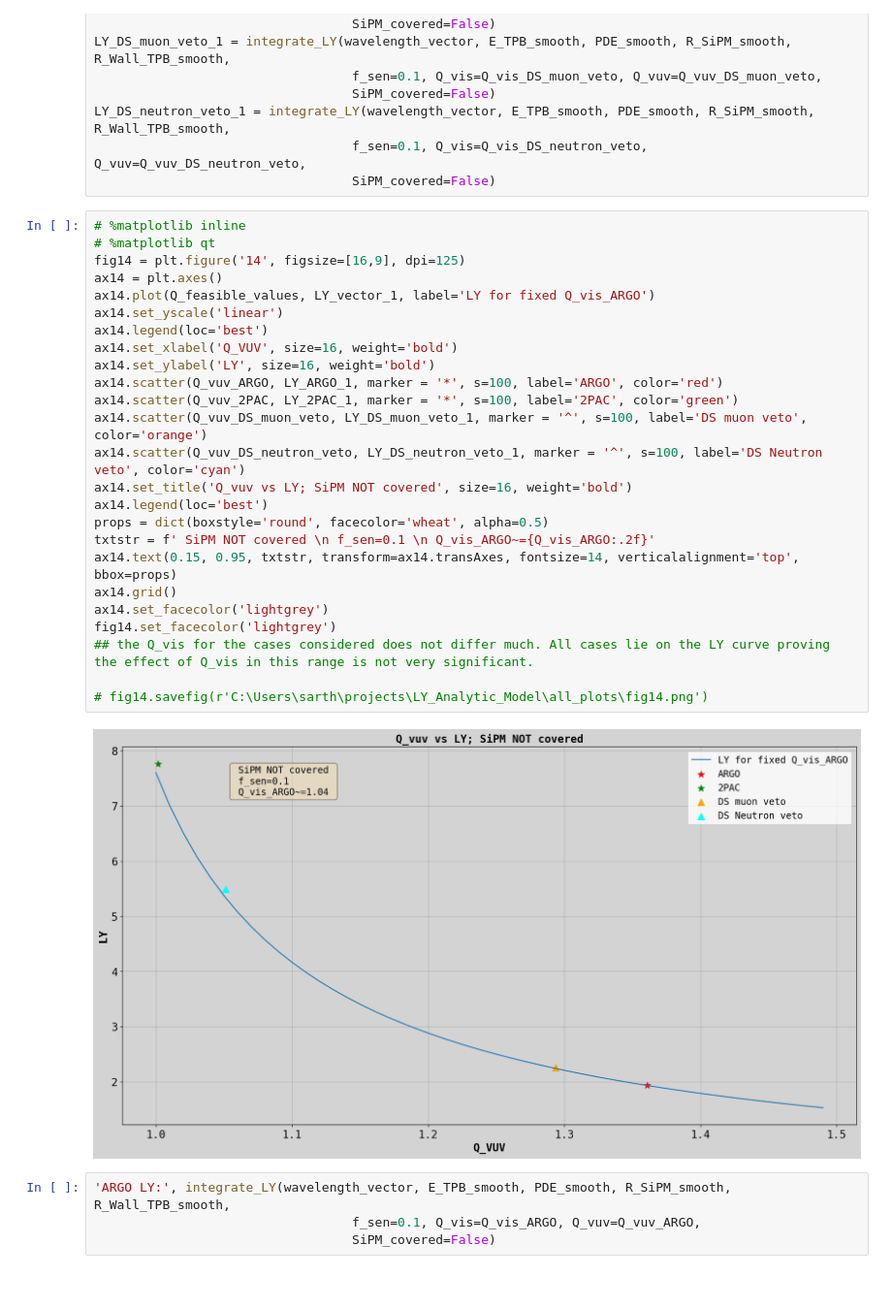
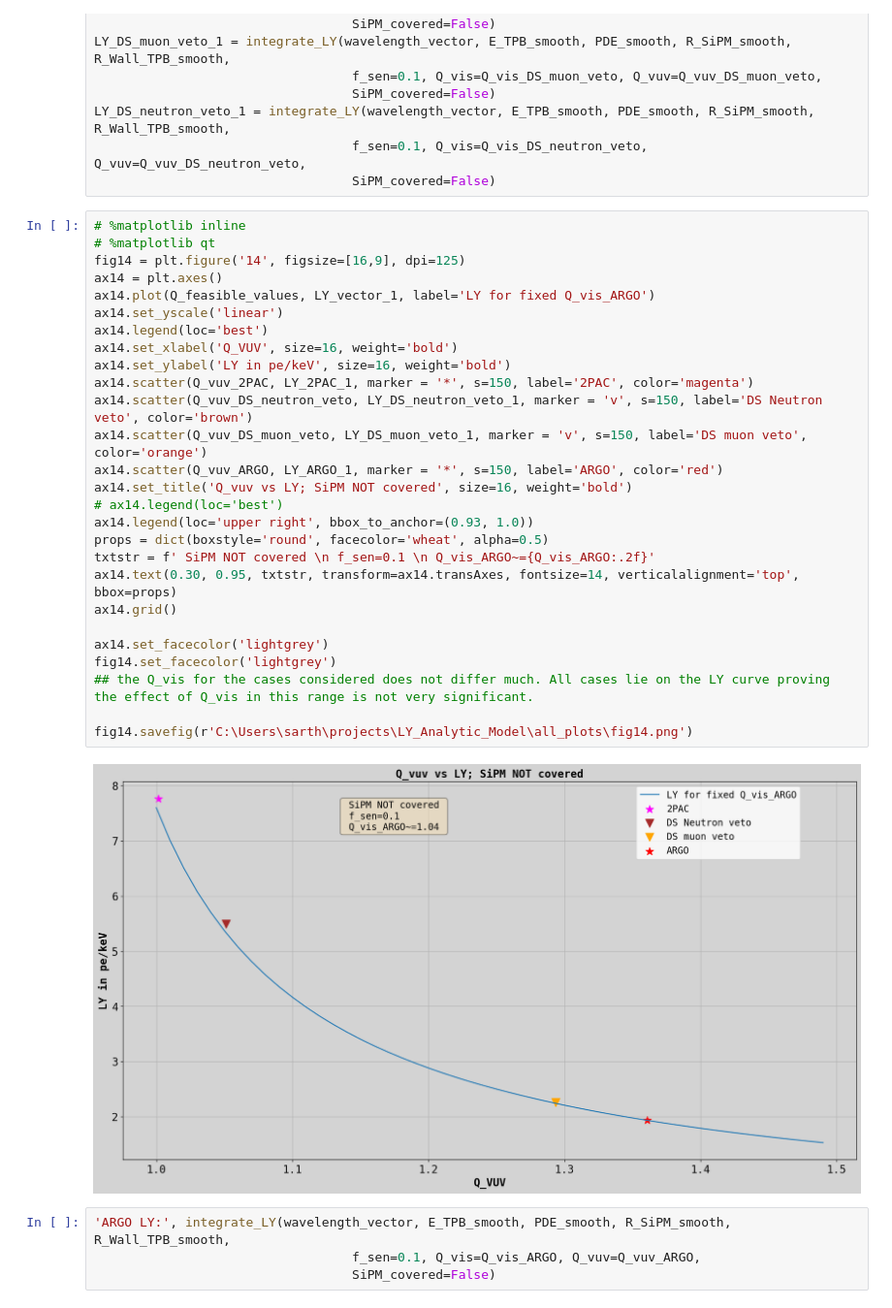
Before and after one commit to sarthchoudhary/AMELY, a Jupyter notebook: AMLY_V2.ipynb, the cells around one changed output. Shown at 97% size. Cells and saved outputs as stored; diff of their text form.

```diff
--- a/AMLY_V2.ipynb
+++ b/AMLY_V2.ipynb
@@ -1519,30 +1517,32 @@ LY_DS_neutron_veto_1 = integrate_LY(wavelength_vector, E_TPB_smooth, PDE_smooth,
 # %%
 # %matplotlib inline
 # %matplotlib qt
 fig14 = plt.figure('14', figsize=[16,9], dpi=125)
 ax14 = plt.axes()
 ax14.plot(Q_feasible_values, LY_vector_1, label='LY for fixed Q_vis_ARGO')
 ax14.set_yscale('linear')
 ax14.legend(loc='best')
 ax14.set_xlabel('Q_VUV', size=16, weight='bold')
-ax14.set_ylabel('LY', size=16, weight='bold')
-ax14.scatter(Q_vuv_ARGO, LY_ARGO_1, marker = '*', s=100, label='ARGO', color='red')
-ax14.scatter(Q_vuv_2PAC, LY_2PAC_1, marker = '*', s=100, label='2PAC', color='green')
-ax14.scatter(Q_vuv_DS_muon_veto, LY_DS_muon_veto_1, marker = '^', s=100, label='DS muon veto', color='orange')
-ax14.scatter(Q_vuv_DS_neutron_veto, LY_DS_neutron_veto_1, marker = '^', s=100, label='DS Neutron veto', color='cyan')
+ax14.set_ylabel('LY in pe/keV', size=16, weight='bold')
+ax14.scatter(Q_vuv_2PAC, LY_2PAC_1, marker = '*', s=150, label='2PAC', color='magenta')
+ax14.scatter(Q_vuv_DS_neutron_veto, LY_DS_neutron_veto_1, marker = 'v', s=150, label='DS Neutron veto', color='brown')
+ax14.scatter(Q_vuv_DS_muon_veto, LY_DS_muon_veto_1, marker = 'v', s=150, label='DS muon veto', color='orange')
+ax14.scatter(Q_vuv_ARGO, LY_ARGO_1, marker = '*', s=150, label='ARGO', color='red')
 ax14.set_title('Q_vuv vs LY; SiPM NOT covered', size=16, weight='bold')
-ax14.legend(loc='best')
+# ax14.legend(loc='best')
+ax14.legend(loc='upper right', bbox_to_anchor=(0.93, 1.0))
 props = dict(boxstyle='round', facecolor='wheat', alpha=0.5)
 txtstr = f' SiPM NOT covered \n f_sen=0.1 \n Q_vis_ARGO~={Q_vis_ARGO:.2f}'
-ax14.text(0.15, 0.95, txtstr, transform=ax14.transAxes, fontsize=14, verticalalignment='top', bbox=props)
+ax14.text(0.30, 0.95, txtstr, transform=ax14.transAxes, fontsize=14, verticalalignment='top', bbox=props)
 ax14.grid()
+
 ax14.set_facecolor('lightgrey')
 fig14.set_facecolor('lightgrey')
 ## the Q_vis for the cases considered does not differ much. All cases lie on the LY curve proving the effect of Q_vis in this range is not very significant.
 
-# fig14.savefig(r'C:\Users\sarth\projects\LY_Analytic_Model\all_plots\fig14.png')
+fig14.savefig(r'C:\Users\sarth\projects\LY_Analytic_Model\all_plots\fig14.png')
 # %% [output]
-[figure, old version]
+[figure, new version]
 # %%
 'ARGO LY:', integrate_LY(wavelength_vector, E_TPB_smooth, PDE_smooth, R_SiPM_smooth, R_Wall_TPB_smooth,
                                   f_sen=0.1, Q_vis=Q_vis_ARGO, Q_vuv=Q_vuv_ARGO,
```
Also changed, not shown: parts of 10 cells of this notebook.
